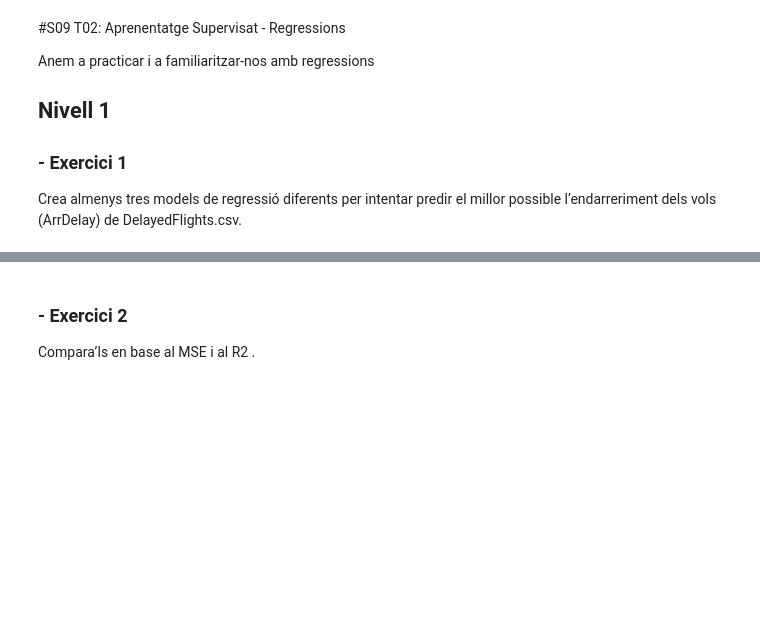
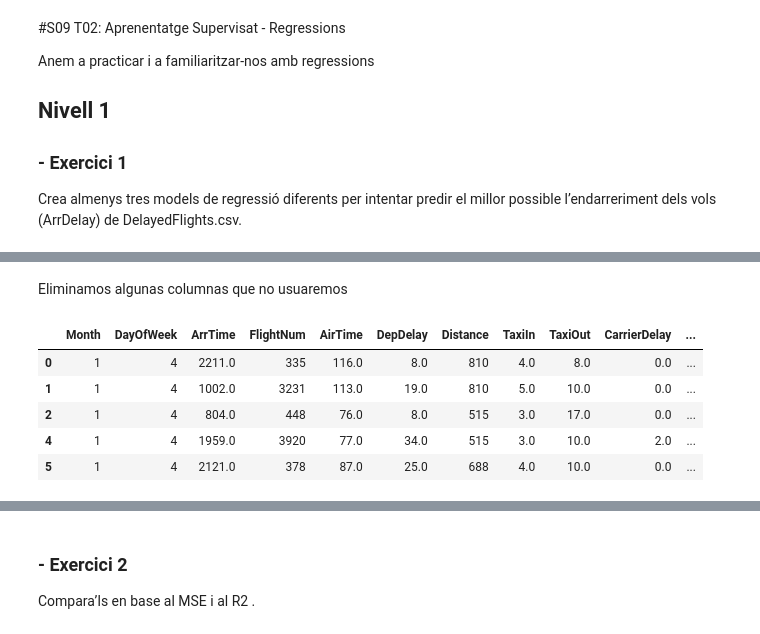
Before and after one commit to mmarcrr/Supervitat_Regressio, a Jupyter notebook: S09T02.ipynb, the cells around one changed output, grey strips where cells are left out. Drawn from its saved outputs; the diff is of its cells as text; code cells hidden in the pictures; blank space fills up the shorter version.

```diff
--- a/S09T02.ipynb
+++ b/S09T02.ipynb
@@ -94,0 +153,2 @@ Length: 1928371, dtype: float64
+# %% [markdown]
+Eliminamos algunas columnas que no usuaremos
@@ -95,3 +170,13 @@ Length: 1928371, dtype: float64
+# %%
+df.columns
+df.head()
+# %% [output]
+|  | Month | DayOfWeek | ArrTime | FlightNum | AirTime | DepDelay | Distance | TaxiIn | TaxiOut | CarrierDelay | ... |
+| 0 | 1 | 4 | 2211.0 | 335 | 116.0 | 8.0 | 810 | 4.0 | 8.0 | 0.0 | ... |
+| 1 | 1 | 4 | 1002.0 | 3231 | 113.0 | 19.0 | 810 | 5.0 | 10.0 | 0.0 | ... |
+| 2 | 1 | 4 | 804.0 | 448 | 76.0 | 8.0 | 515 | 3.0 | 17.0 | 0.0 | ... |
+| 4 | 1 | 4 | 1959.0 | 3920 | 77.0 | 34.0 | 515 | 3.0 | 10.0 | 2.0 | ... |
+| 5 | 1 | 4 | 2121.0 | 378 | 87.0 | 25.0 | 688 | 4.0 | 10.0 | 0.0 | ... |
 # %%
 plt.figure(figsize=(20,18))
 corrMatrix = df.corr()
```
Also changed, not shown: parts of 20 cells of this notebook.
